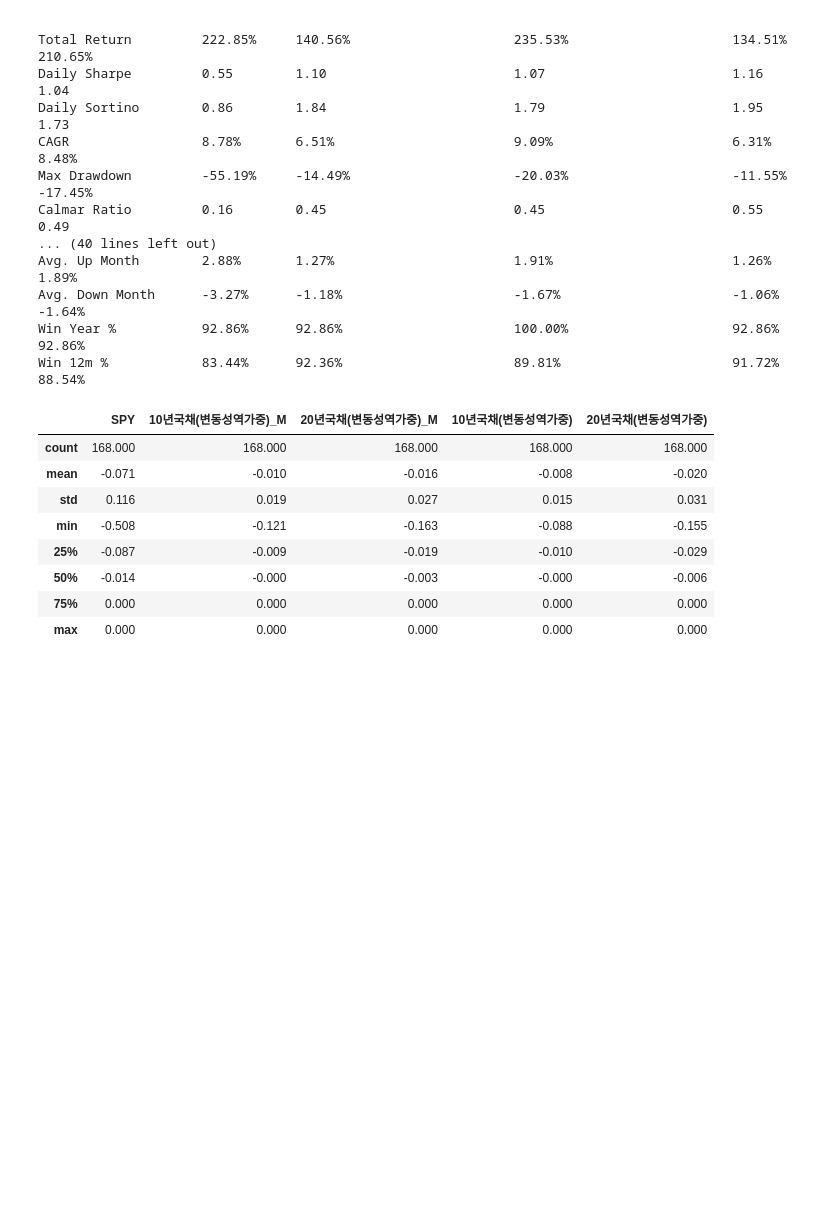
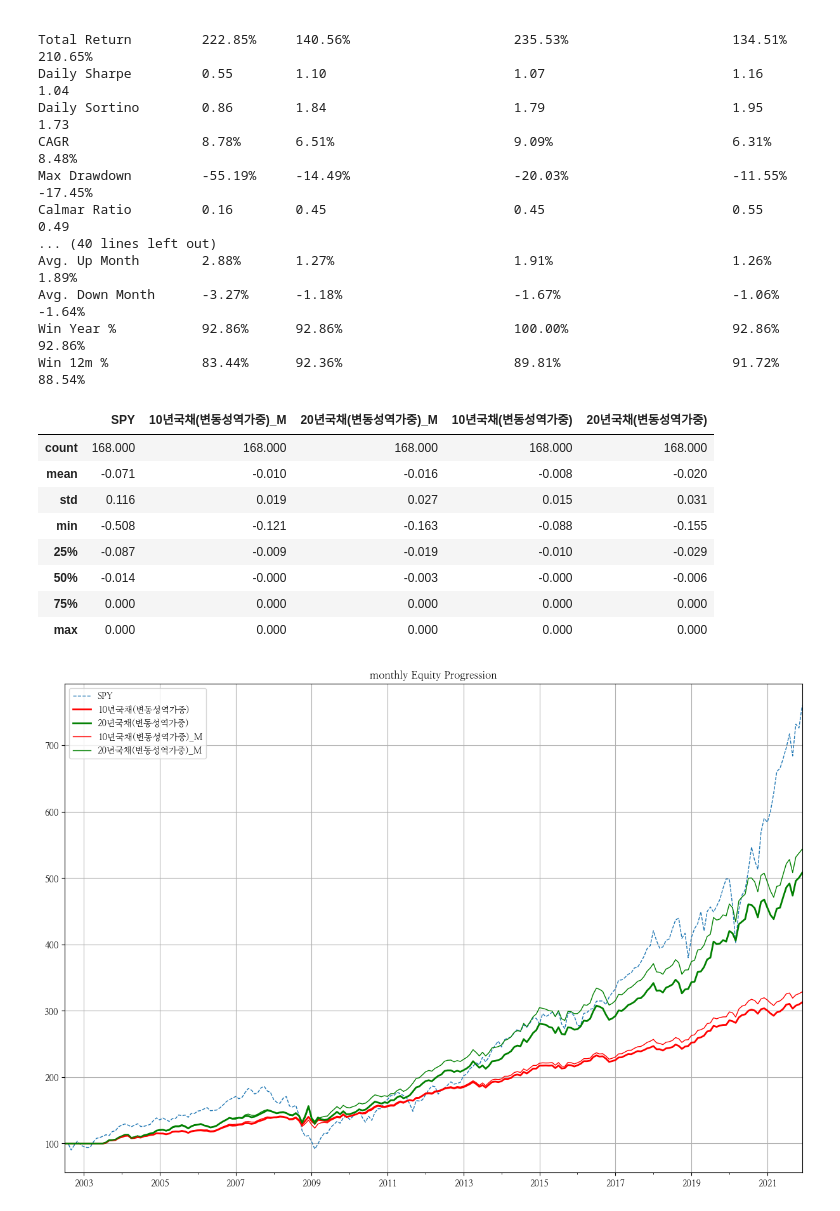
Before and after one commit to hermian/startetf, a Jupyter notebook: 2.22_주식_채권_미국_변동성역가중포트폴리오.ipynb, the cells around one changed output. Cells and saved outputs as stored; diff of their text form; code cells hidden in the pictures; blank space fills up the shorter version.

```diff
--- a/2.22_주식_채권_미국_변동성역가중포트폴리오.ipynb
+++ b/2.22_주식_채권_미국_변동성역가중포트폴리오.ipynb
@@ -314,3 +314,11 @@ r_all_m.prices[:'2017-6'].resample('M').last().to_drawdown_series().describe()
 | 50% | -0.014 | -0.000 | -0.003 | -0.000 | -0.006 |
 | 75% | 0.000 | 0.000 | 0.000 | 0.000 | 0.000 |
 | max | 0.000 | 0.000 | 0.000 | 0.000 | 0.000 |
+# %%
+ax1 = r20_assets.plot(freq='M', ls='--', figsize=(15,10));
+r10.plot(ax=ax1, freq='M', color='red', lw=2, figsize=(15, 10));
+r20.plot(ax=ax1, freq='M', color='green', lw=2, figsize=(15, 10));
+r10_m.plot(ax=ax1, freq='M', ls='-', color='red', lw=1, figsize=(15, 10));
+r20_m.plot(ax=ax1, freq='M', ls='-', color='green', lw=1, figsize=(15, 10));
+# %% [output]
+[figure, added]
```
Also changed, not shown: parts of 6 cells of this notebook, 1 other file.
